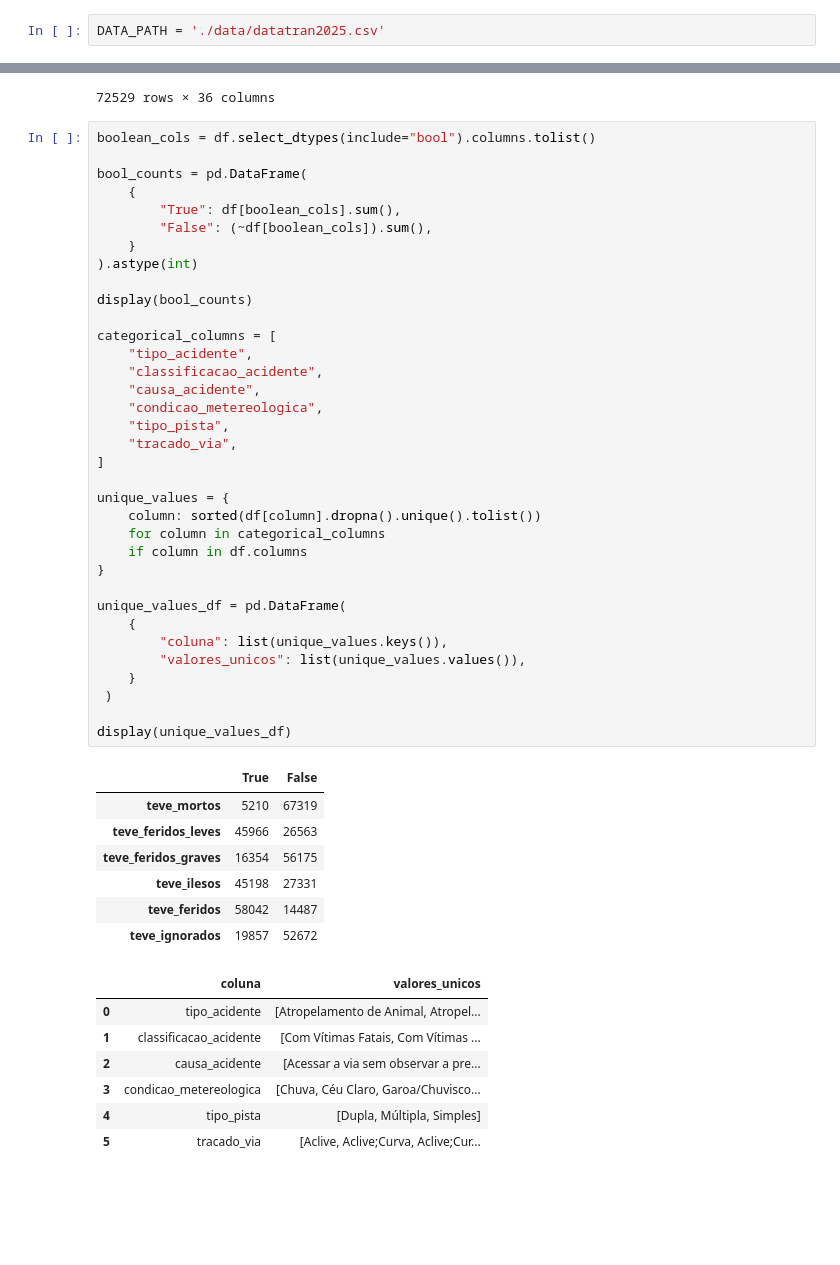
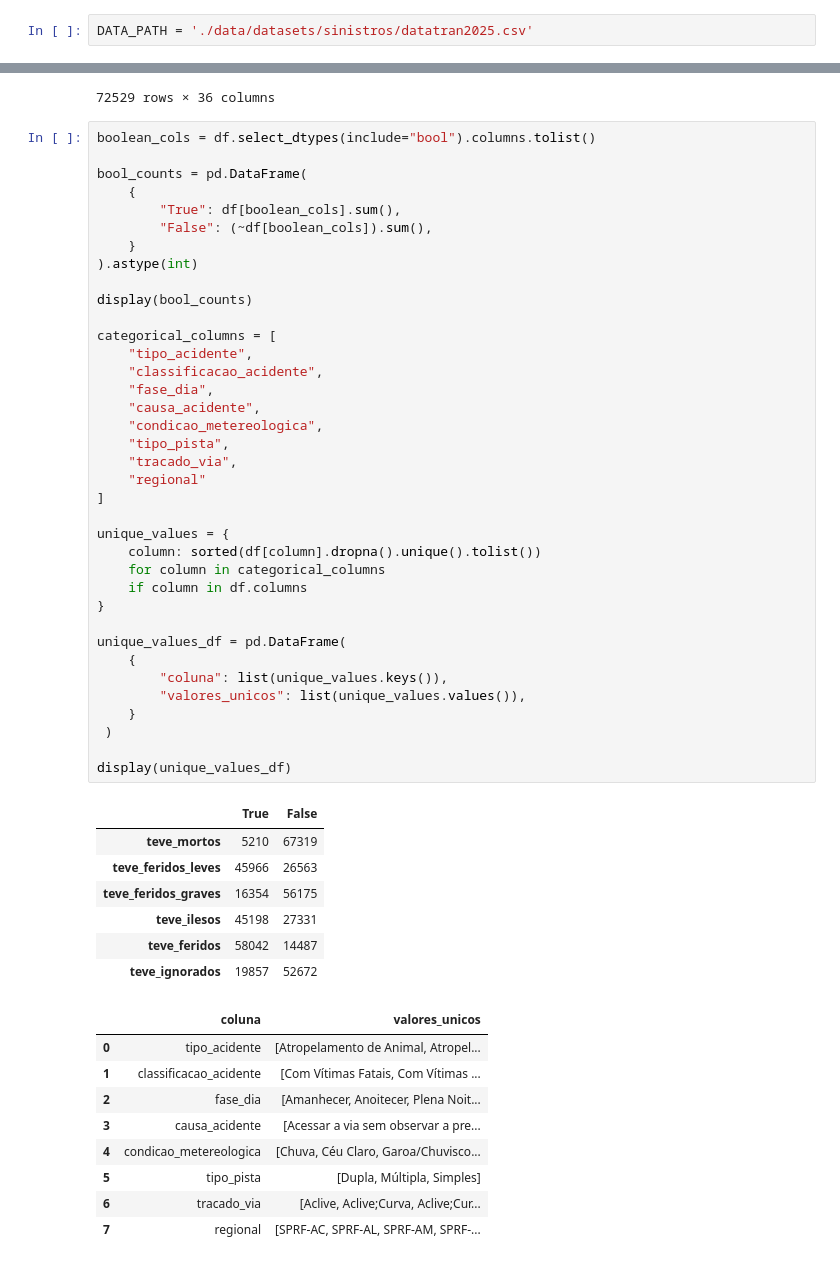
Before and after one commit to afmireski/trabalho_final_ciencia_de_dados, a Jupyter notebook: trabalho_final_afmireski.ipynb, the cells around one changed output, grey strips where cells are left out. Drawn from its saved outputs; the diff is of its cells as text; blank space fills up the shorter version.

```diff
--- a/trabalho_final_afmireski.ipynb
+++ b/trabalho_final_afmireski.ipynb
@@ -22,5 +25,5 @@ from sklearn.preprocessing import OneHotEncoder, StandardScaler
 # %%
-DATA_PATH = './data/datatran2025.csv'
+DATA_PATH = './data/datasets/sinistros/datatran2025.csv'
 # %%
 # Funções auxiliares para manipular o dataset
 
@@ -76,38 +125,42 @@ display(bool_counts)
 categorical_columns = [
     "tipo_acidente",
     "classificacao_acidente",
+    "fase_dia",
     "causa_acidente",
     "condicao_metereologica",
     "tipo_pista",
     "tracado_via",
+    "regional"
 ]
 
 unique_values = {
     column: sorted(df[column].dropna().unique().tolist())
     for column in categorical_columns
     if column in df.columns
 }
 
 unique_values_df = pd.DataFrame(
     {
         "coluna": list(unique_values.keys()),
         "valores_unicos": list(unique_values.values()),
     }
  )
 
 display(unique_values_df)
 # %% [output]
 |  | True | False |
 | teve_mortos | 5210 | 67319 |
 | teve_feridos_leves | 45966 | 26563 |
 | teve_feridos_graves | 16354 | 56175 |
 | teve_ilesos | 45198 | 27331 |
 | teve_feridos | 58042 | 14487 |
 | teve_ignorados | 19857 | 52672 |
 |  | coluna | valores_unicos |
 | 0 | tipo_acidente | [Atropelamento de Animal, Atropel... |
 | 1 | classificacao_acidente | [Com Vítimas Fatais, Com Vítimas ... |
-| 2 | causa_acidente | [Acessar a via sem observar a pre... |
-| 3 | condicao_metereologica | [Chuva, Céu Claro, Garoa/Chuvisco... |
-| 4 | tipo_pista | [Dupla, Múltipla, Simples] |
-| 5 | tracado_via | [Aclive, Aclive;Curva, Aclive;Cur... |
+| 2 | fase_dia | [Amanhecer, Anoitecer, Plena Noit... |
+| 3 | causa_acidente | [Acessar a via sem observar a pre... |
+| 4 | condicao_metereologica | [Chuva, Céu Claro, Garoa/Chuvisco... |
+| 5 | tipo_pista | [Dupla, Múltipla, Simples] |
+| 6 | tracado_via | [Aclive, Aclive;Curva, Aclive;Cur... |
+| 7 | regional | [SPRF-AC, SPRF-AL, SPRF-AM, SPRF-... |
```
Also changed, not shown: parts of 8 cells of this notebook.
